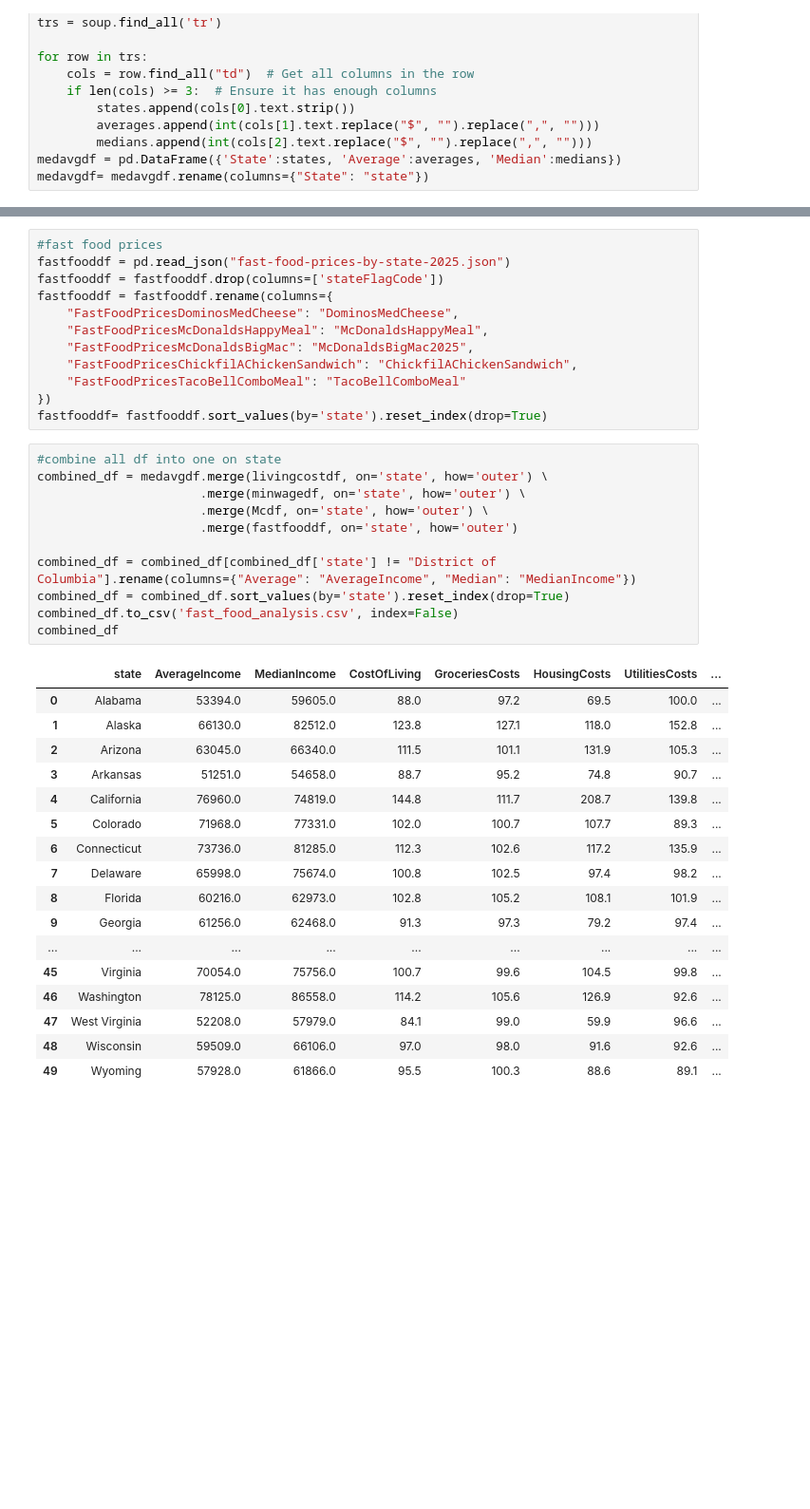
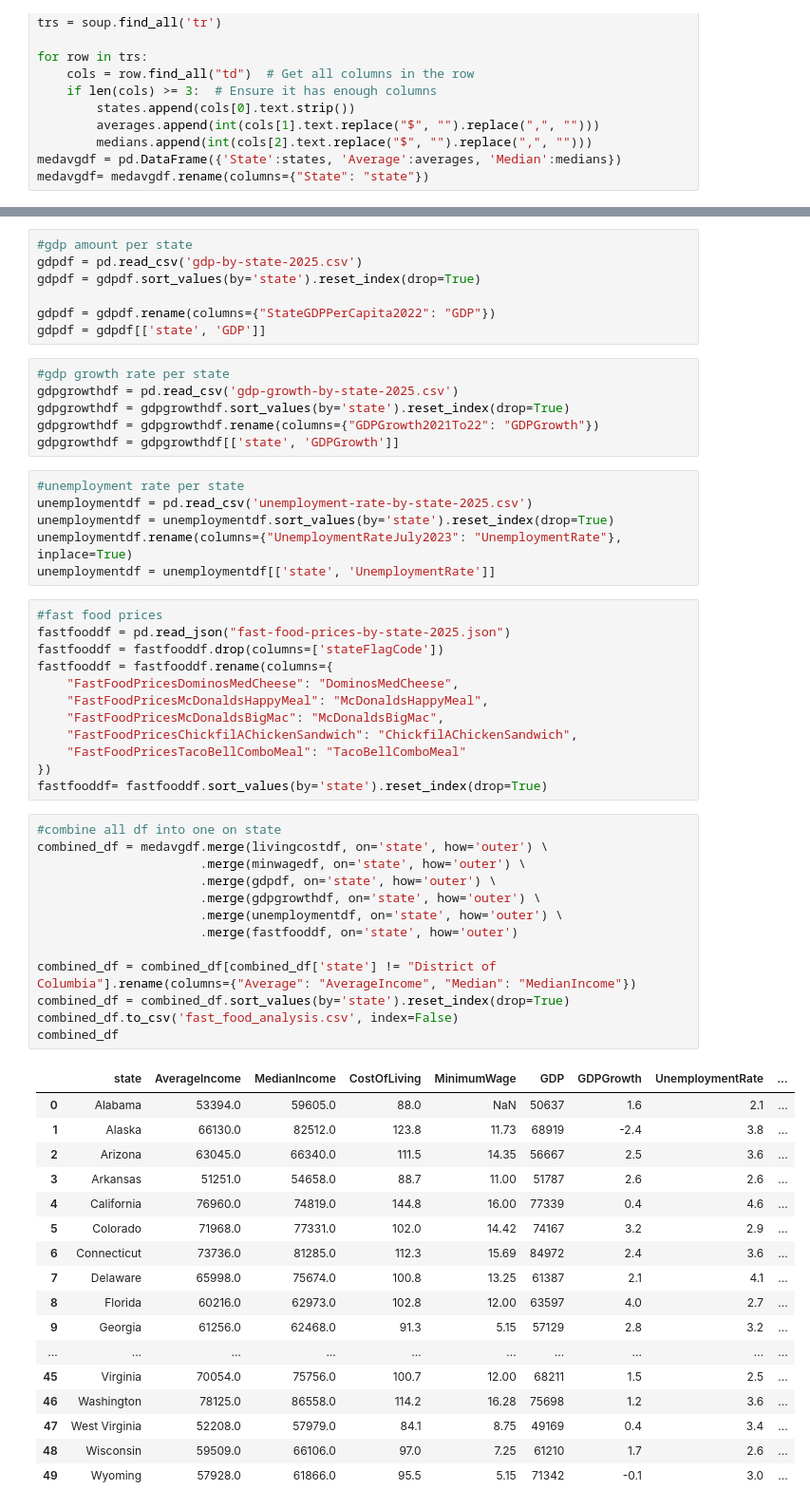
Before and after one commit to gbean4/Post_2, a Jupyter notebook: my_datatable.ipynb, the cells around one changed output, grey strips where cells are left out. Shown: that part at 95% size. Drawn from its saved outputs; the diff is of its cells as text; blank space fills up the shorter version.

```diff
--- a/my_datatable.ipynb
+++ b/my_datatable.ipynb
@@ -60,3 +57,22 @@ livingcostdf= livingcostdf.sort_values(by='state').reset_index(drop=True)
+# %%
+#gdp amount per state
+gdpdf = pd.read_csv('gdp-by-state-2025.csv')
+gdpdf = gdpdf.sort_values(by='state').reset_index(drop=True)
+
+gdpdf = gdpdf.rename(columns={"StateGDPPerCapita2022": "GDP"})
+gdpdf = gdpdf[['state', 'GDP']]
+# %%
+#gdp growth rate per state
+gdpgrowthdf = pd.read_csv('gdp-growth-by-state-2025.csv')
+gdpgrowthdf = gdpgrowthdf.sort_values(by='state').reset_index(drop=True)
+gdpgrowthdf = gdpgrowthdf.rename(columns={"GDPGrowth2021To22": "GDPGrowth"})
+gdpgrowthdf = gdpgrowthdf[['state', 'GDPGrowth']]
+# %%
+#unemployment rate per state
+unemploymentdf = pd.read_csv('unemployment-rate-by-state-2025.csv')
+unemploymentdf = unemploymentdf.sort_values(by='state').reset_index(drop=True)
+unemploymentdf.rename(columns={"UnemploymentRateJuly2023": "UnemploymentRate"}, inplace=True)
+unemploymentdf = unemploymentdf[['state', 'UnemploymentRate']]
 # %%
 #fast food prices
 fastfooddf = pd.read_json("fast-food-prices-by-state-2025.json")
@@ -64,7 +80,7 @@ fastfooddf = fastfooddf.drop(columns=['stateFlagCode'])
 fastfooddf = fastfooddf.rename(columns={
     "FastFoodPricesDominosMedCheese": "DominosMedCheese",
     "FastFoodPricesMcDonaldsHappyMeal": "McDonaldsHappyMeal",
-    "FastFoodPricesMcDonaldsBigMac": "McDonaldsBigMac2025",
+    "FastFoodPricesMcDonaldsBigMac": "McDonaldsBigMac",
     "FastFoodPricesChickfilAChickenSandwich": "ChickfilAChickenSandwich",
     "FastFoodPricesTacoBellComboMeal": "TacoBellComboMeal"
 })
@@ -72,29 +88,31 @@ fastfooddf= fastfooddf.sort_values(by='state').reset_index(drop=True)
 # %%
 #combine all df into one on state
 combined_df = medavgdf.merge(livingcostdf, on='state', how='outer') \
                       .merge(minwagedf, on='state', how='outer') \
-                      .merge(Mcdf, on='state', how='outer') \
+                      .merge(gdpdf, on='state', how='outer') \
+                      .merge(gdpgrowthdf, on='state', how='outer') \
+                      .merge(unemploymentdf, on='state', how='outer') \
                       .merge(fastfooddf, on='state', how='outer')
 
 combined_df = combined_df[combined_df['state'] != "District of Columbia"].rename(columns={"Average": "AverageIncome", "Median": "MedianIncome"})
 combined_df = combined_df.sort_values(by='state').reset_index(drop=True)
 combined_df.to_csv('fast_food_analysis.csv', index=False)
 combined_df
 # %% [output]
-|  | state | AverageIncome | MedianIncome | CostOfLiving | GroceriesCosts | HousingCosts | UtilitiesCosts | ... |
-| 0 | Alabama | 53394.0 | 59605.0 | 88.0 | 97.2 | 69.5 | 100.0 | ... |
-| 1 | Alaska | 66130.0 | 82512.0 | 123.8 | 127.1 | 118.0 | 152.8 | ... |
-| 2 | Arizona | 63045.0 | 66340.0 | 111.5 | 101.1 | 131.9 | 105.3 | ... |
-| 3 | Arkansas | 51251.0 | 54658.0 | 88.7 | 95.2 | 74.8 | 90.7 | ... |
-| 4 | California | 76960.0 | 74819.0 | 144.8 | 111.7 | 208.7 | 139.8 | ... |
-| 5 | Colorado | 71968.0 | 77331.0 | 102.0 | 100.7 | 107.7 | 89.3 | ... |
-| 6 | Connecticut | 73736.0 | 81285.0 | 112.3 | 102.6 | 117.2 | 135.9 | ... |
-| 7 | Delaware | 65998.0 | 75674.0 | 100.8 | 102.5 | 97.4 | 98.2 | ... |
-| 8 | Florida | 60216.0 | 62973.0 | 102.8 | 105.2 | 108.1 | 101.9 | ... |
-| 9 | Georgia | 61256.0 | 62468.0 | 91.3 | 97.3 | 79.2 | 97.4 | ... |
-| ... | ... | ... | ... | ... | ... | ... | ... | ... |
-| 45 | Virginia | 70054.0 | 75756.0 | 100.7 | 99.6 | 104.5 | 99.8 | ... |
-| 46 | Washington | 78125.0 | 86558.0 | 114.2 | 105.6 | 126.9 | 92.6 | ... |
-| 47 | West Virginia | 52208.0 | 57979.0 | 84.1 | 99.0 | 59.9 | 96.6 | ... |
-| 48 | Wisconsin | 59509.0 | 66106.0 | 97.0 | 98.0 | 91.6 | 92.6 | ... |
-| 49 | Wyoming | 57928.0 | 61866.0 | 95.5 | 100.3 | 88.6 | 89.1 | ... |
+|  | state | AverageIncome | MedianIncome | CostOfLiving | MinimumWage | GDP | GDPGrowth | UnemploymentRate | ... |
+| 0 | Alabama | 53394.0 | 59605.0 | 88.0 | NaN | 50637 | 1.6 | 2.1 | ... |
+| 1 | Alaska | 66130.0 | 82512.0 | 123.8 | 11.73 | 68919 | -2.4 | 3.8 | ... |
+| 2 | Arizona | 63045.0 | 66340.0 | 111.5 | 14.35 | 56667 | 2.5 | 3.6 | ... |
+| 3 | Arkansas | 51251.0 | 54658.0 | 88.7 | 11.00 | 51787 | 2.6 | 2.6 | ... |
+| 4 | California | 76960.0 | 74819.0 | 144.8 | 16.00 | 77339 | 0.4 | 4.6 | ... |
+| 5 | Colorado | 71968.0 | 77331.0 | 102.0 | 14.42 | 74167 | 3.2 | 2.9 | ... |
+| 6 | Connecticut | 73736.0 | 81285.0 | 112.3 | 15.69 | 84972 | 2.4 | 3.6 | ... |
+| 7 | Delaware | 65998.0 | 75674.0 | 100.8 | 13.25 | 61387 | 2.1 | 4.1 | ... |
+| 8 | Florida | 60216.0 | 62973.0 | 102.8 | 12.00 | 63597 | 4.0 | 2.7 | ... |
+| 9 | Georgia | 61256.0 | 62468.0 | 91.3 | 5.15 | 57129 | 2.8 | 3.2 | ... |
+| ... | ... | ... | ... | ... | ... | ... | ... | ... | ... |
+| 45 | Virginia | 70054.0 | 75756.0 | 100.7 | 12.00 | 68211 | 1.5 | 2.5 | ... |
+| 46 | Washington | 78125.0 | 86558.0 | 114.2 | 16.28 | 75698 | 1.2 | 3.6 | ... |
+| 47 | West Virginia | 52208.0 | 57979.0 | 84.1 | 8.75 | 49169 | 0.4 | 3.4 | ... |
+| 48 | Wisconsin | 59509.0 | 66106.0 | 97.0 | 7.25 | 61210 | 1.7 | 2.6 | ... |
+| 49 | Wyoming | 57928.0 | 61866.0 | 95.5 | 5.15 | 71342 | -0.1 | 3.0 | ... |
```
Also changed, not shown: parts of 3 cells of this notebook, 2 other files.
